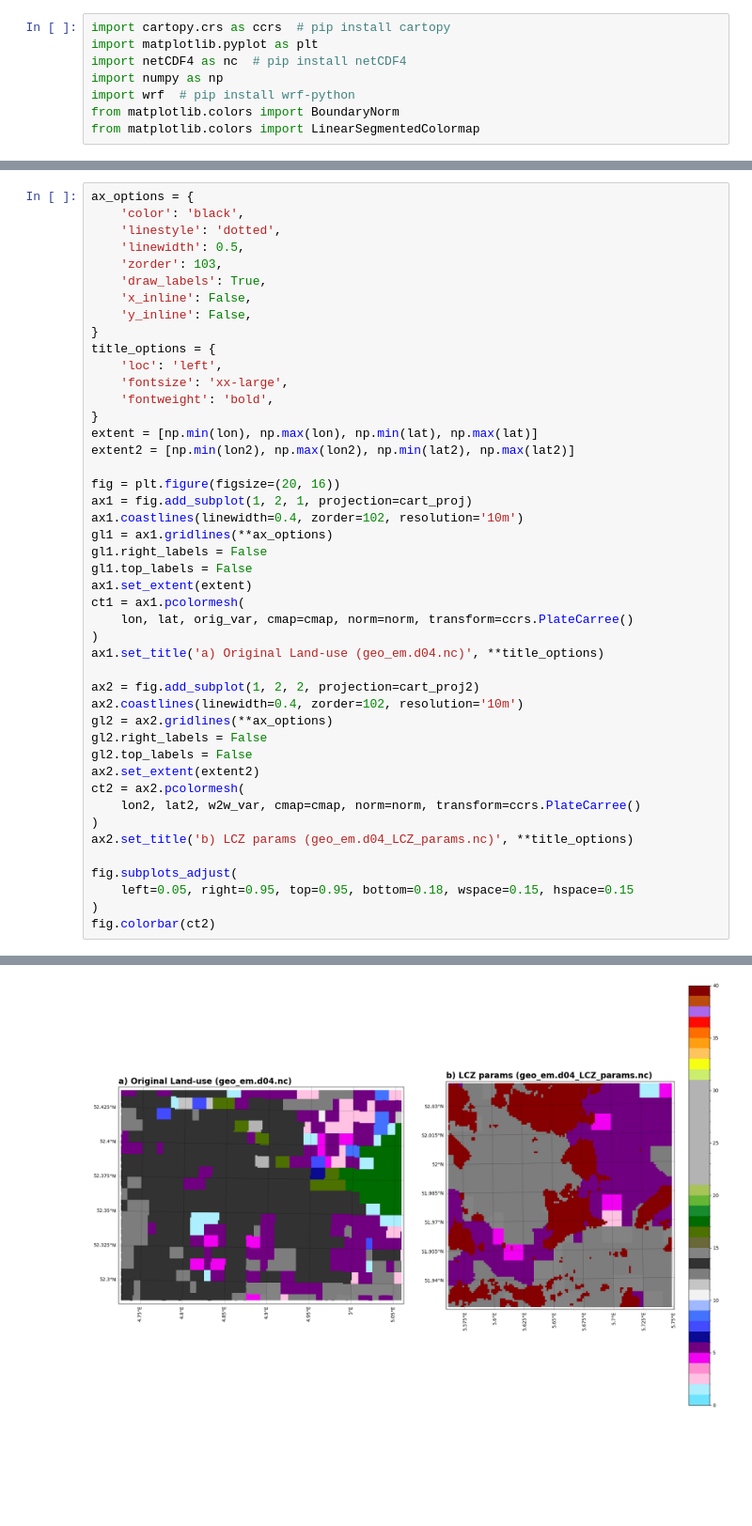
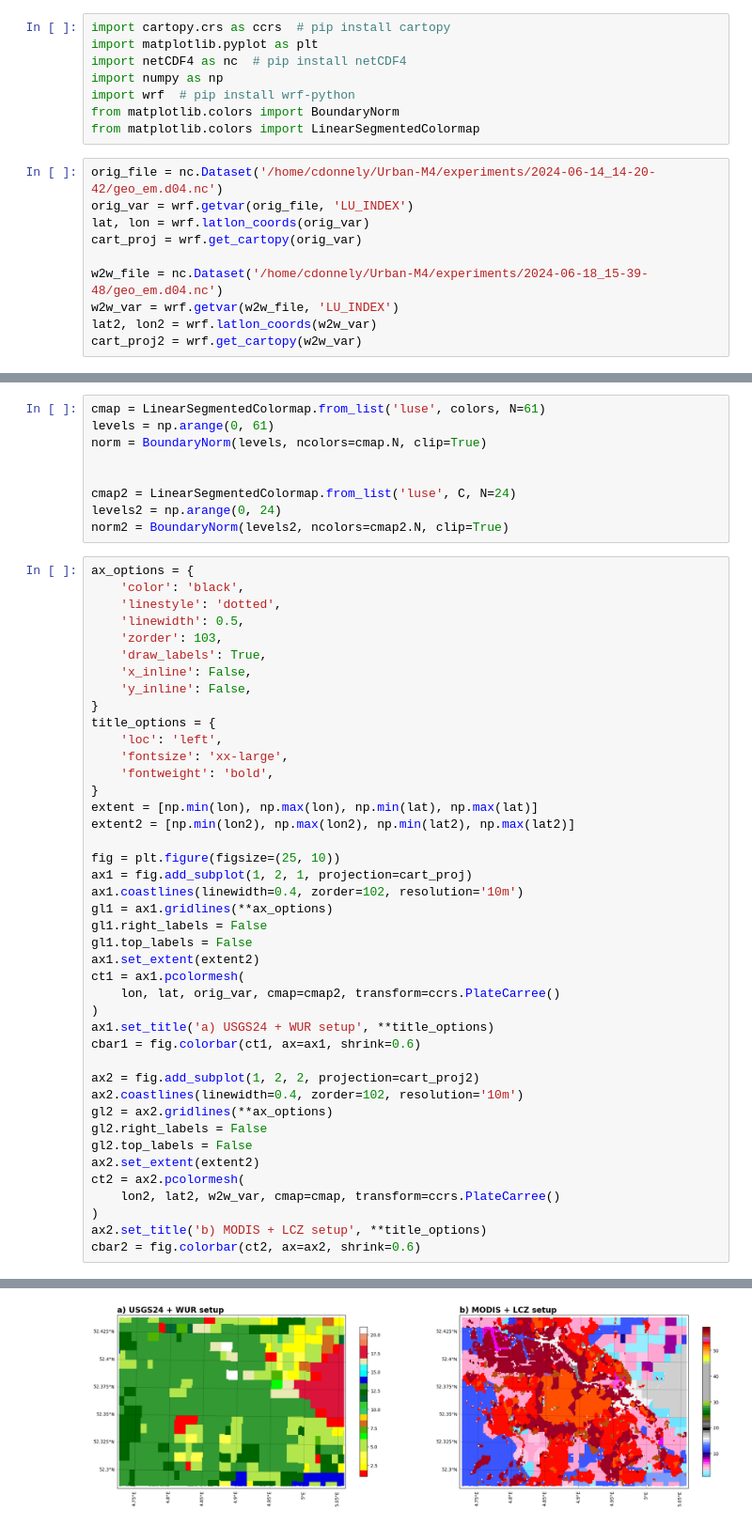
Before and after one commit to Urban-M4/snakemake-wrf, a Jupyter notebook: plot_geo_em.ipynb, the cells around one changed output, grey strips where cells are left out. Shown: that part at 94% size. Saved outputs shown, nothing was run; the diff lists cells and outputs as text; blank space fills up the shorter version.

Commit message:
Notebook now plots USGS-WUR vs MODIS-LCZ geo_em files

```diff
--- a/plot_geo_em.ipynb
+++ b/plot_geo_em.ipynb
@@ -6,6 +6,16 @@ import numpy as np
 import wrf  # pip install wrf-python
 from matplotlib.colors import BoundaryNorm
 from matplotlib.colors import LinearSegmentedColormap
+# %%
+orig_file = nc.Dataset('/home/cdonnely/Urban-M4/experiments/2024-06-14_14-20-42/geo_em.d04.nc')
+orig_var = wrf.getvar(orig_file, 'LU_INDEX')
+lat, lon = wrf.latlon_coords(orig_var)
+cart_proj = wrf.get_cartopy(orig_var)
+
+w2w_file = nc.Dataset('/home/cdonnely/Urban-M4/experiments/2024-06-18_15-39-48/geo_em.d04.nc')
+w2w_var = wrf.getvar(w2w_file, 'LU_INDEX')
+lat2, lon2 = wrf.latlon_coords(w2w_var)
+cart_proj2 = wrf.get_cartopy(w2w_var)
 # %%
 colors = [
     [0.43, 0.89, 1.0],
@@ -69,3 +91,12 @@ cart_proj2 = wrf.get_cartopy(w2w_var)
+# %%
+cmap = LinearSegmentedColormap.from_list('luse', colors, N=61)
+levels = np.arange(0, 61)
+norm = BoundaryNorm(levels, ncolors=cmap.N, clip=True)
+
+
+cmap2 = LinearSegmentedColormap.from_list('luse', C, N=24)
+levels2 = np.arange(0, 24)
+norm2 = BoundaryNorm(levels2, ncolors=cmap2.N, clip=True)
 # %%
 ax_options = {
     'color': 'black',
@@ -84,17 +115,18 @@ title_options = {
 extent = [np.min(lon), np.max(lon), np.min(lat), np.max(lat)]
 extent2 = [np.min(lon2), np.max(lon2), np.min(lat2), np.max(lat2)]
 
-fig = plt.figure(figsize=(20, 16))
+fig = plt.figure(figsize=(25, 10))
 ax1 = fig.add_subplot(1, 2, 1, projection=cart_proj)
 ax1.coastlines(linewidth=0.4, zorder=102, resolution='10m')
 gl1 = ax1.gridlines(**ax_options)
 gl1.right_labels = False
 gl1.top_labels = False
-ax1.set_extent(extent)
+ax1.set_extent(extent2)
 ct1 = ax1.pcolormesh(
-    lon, lat, orig_var, cmap=cmap, norm=norm, transform=ccrs.PlateCarree()
+    lon, lat, orig_var, cmap=cmap2, transform=ccrs.PlateCarree()
 )
-ax1.set_title('a) Original Land-use (geo_em.d04.nc)', **title_options)
+ax1.set_title('a) USGS24 + WUR setup', **title_options)
+cbar1 = fig.colorbar(ct1, ax=ax1, shrink=0.6)
 
 ax2 = fig.add_subplot(1, 2, 2, projection=cart_proj2)
 ax2.coastlines(linewidth=0.4, zorder=102, resolution='10m')
@@ -103,12 +135,8 @@ gl2.right_labels = False
 gl2.top_labels = False
 ax2.set_extent(extent2)
 ct2 = ax2.pcolormesh(
-    lon2, lat2, w2w_var, cmap=cmap, norm=norm, transform=ccrs.PlateCarree()
+    lon2, lat2, w2w_var, cmap=cmap, transform=ccrs.PlateCarree()
 )
-ax2.set_title('b) LCZ params (geo_em.d04_LCZ_params.nc)', **title_options)
-
-fig.subplots_adjust(
-    left=0.05, right=0.95, top=0.95, bottom=0.18, wspace=0.15, hspace=0.15
-)
-fig.colorbar(ct2)
+ax2.set_title('b) MODIS + LCZ setup', **title_options)
+cbar2 = fig.colorbar(ct2, ax=ax2, shrink=0.6)
 # %% [output]
@@ -116 +143 @@ fig.colorbar(ct2)
-[figure, old version]
+[figure, new version]
```
Also changed, not shown: parts of 3 cells of this notebook.
